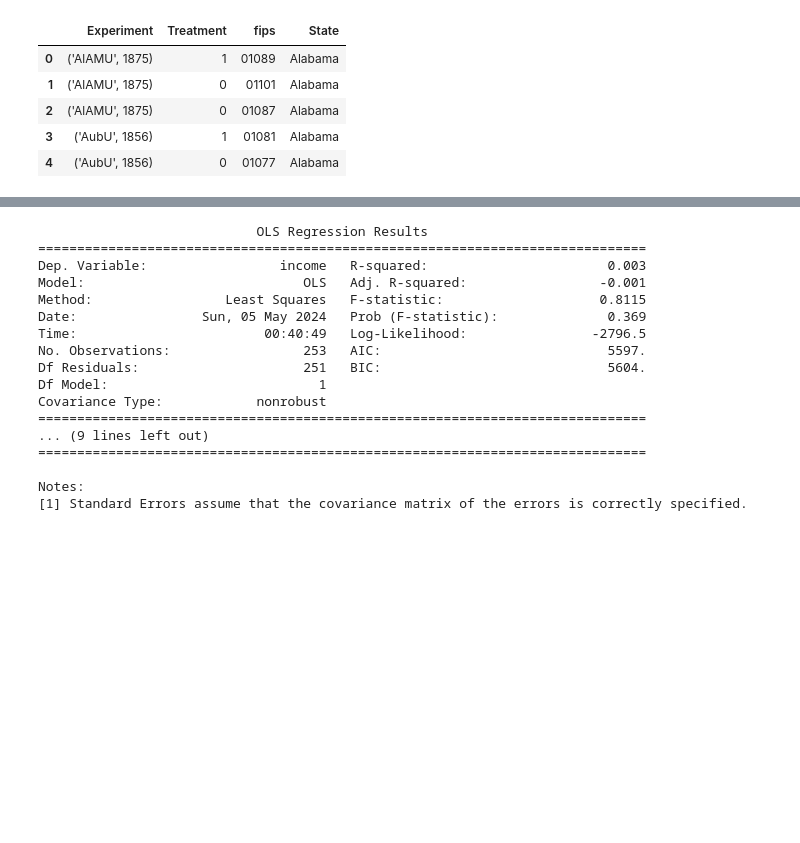
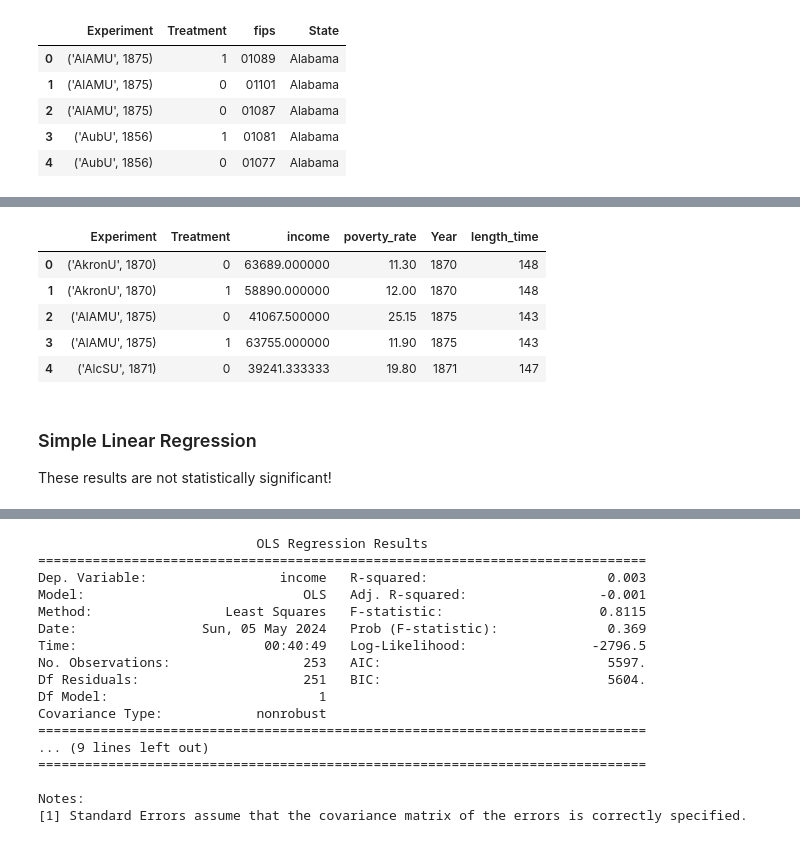
Before and after one commit to smilingssteph/FinalProjects, a Jupyter notebook: ECON 428/Non-Map Data Analysis.ipynb, the cells around one changed output, grey strips where cells are left out. Cells and saved outputs as stored; diff of their text form; code cells hidden in the pictures; blank space fills up the shorter version.

```diff
--- a/ECON 428/Non-Map Data Analysis.ipynb
+++ b/ECON 428/Non-Map Data Analysis.ipynb
@@ -61,8 +67,16 @@ joined.head()
 # %%
 analysis_df = joined.groupby(["Experiment", "Treatment"])[["income", "poverty_rate"]].mean().reset_index()
 analysis_df["Year"] = [int(tupule[-5:-1]) for tupule in analysis_df["Experiment"]]
 analysis_df["length_time"] = 2018 - analysis_df["Year"]
 analysis_df = analysis_df.dropna()
+analysis_df.head()
+# %% [output]
+|  | Experiment | Treatment | income | poverty_rate | Year | length_time |
+| 0 | ('AkronU', 1870) | 0 | 63689.000000 | 11.30 | 1870 | 148 |
+| 1 | ('AkronU', 1870) | 1 | 58890.000000 | 12.00 | 1870 | 148 |
+| 2 | ('AlAMU', 1875) | 0 | 41067.500000 | 25.15 | 1875 | 143 |
+| 3 | ('AlAMU', 1875) | 1 | 63755.000000 | 11.90 | 1875 | 143 |
+| 4 | ('AlcSU', 1871) | 0 | 39241.333333 | 19.80 | 1871 | 147 |
 # %%
 X_simp = analysis_df["Treatment"]
 X_simp = sm.add_constant(X_simp)
@@ -70,5 +83,9 @@ X_time = analysis_df[["Treatment", "length_time"]]
 y1 = analysis_df["income"]
 y2 = analysis_df["poverty_rate"]
+# %% [markdown]
+### Simple Linear Regression
+
+These results are not statistically significant!
 # %%
 income_model = sm.OLS(y1, X_simp).fit()
 poverty_model = sm.OLS(y2, X_simp).fit()
```
Also changed, not shown: parts of 9 cells of this notebook.
